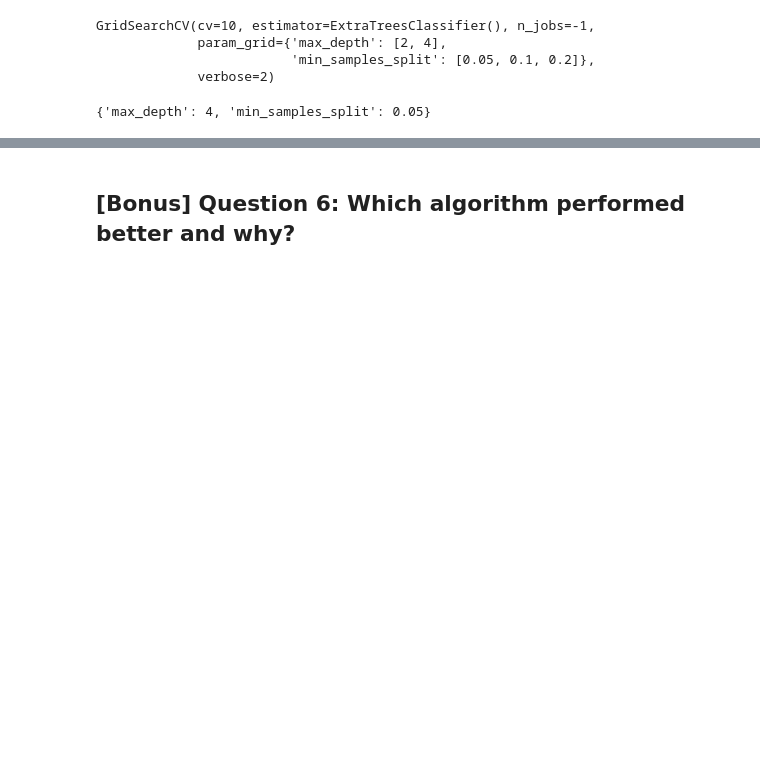
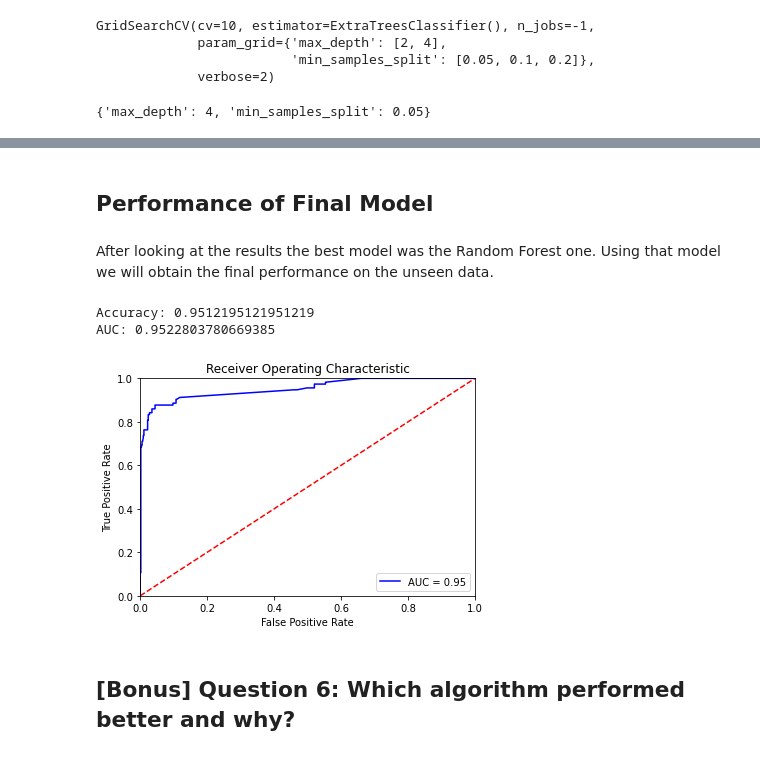
Before and after one commit to rodolfolermacontreras/ML_2_Assignment_3-, a Jupyter notebook: ML520-Lesson3-RodolfoLerma.ipynb, the cells around one changed output, grey strips where cells are left out. Saved outputs shown, nothing was run; the diff lists cells and outputs as text; code cells hidden in the pictures; blank space fills up the shorter version.

```diff
--- a/ML520-Lesson3-RodolfoLerma.ipynb
+++ b/ML520-Lesson3-RodolfoLerma.ipynb
@@ -385,0 +391,9 @@ ROC_curve(fpr,tpr,roc_auc)
+# %% [markdown]
+## Performance of Final Model
+# %% [markdown]
+After looking at the results the best model was the Random Forest one. Using that model we will obtain the final performance on the unseen data.
+# %%
+scalerfinal = MinMaxScaler()
+scalerfinal.fit(X_test_final)
+
+X_test_minmax_final = scalerfinal.transform(X_test_final)
@@ -386,3 +403,14 @@ ROC_curve(fpr,tpr,roc_auc)
+# %%
+fpr, tpr, final_acc, roc_auc = performance_values(X_test_minmax_final, y_test_final, dtc_grid)
+print("Accuracy: {}".format(final_acc))
+print("AUC: {}".format(roc_auc))
+# %% [output]
+Accuracy: 0.9512195121951219
+AUC: 0.9522803780669385
+# %%
+ROC_curve(fpr,tpr,roc_auc)
+# %% [output]
+[figure, added]
 # %% [markdown]
 ## [Bonus] Question 6: Which algorithm performed better and why?
 # %% [markdown]
```
Also changed, not shown: parts of 12 cells of this notebook.
